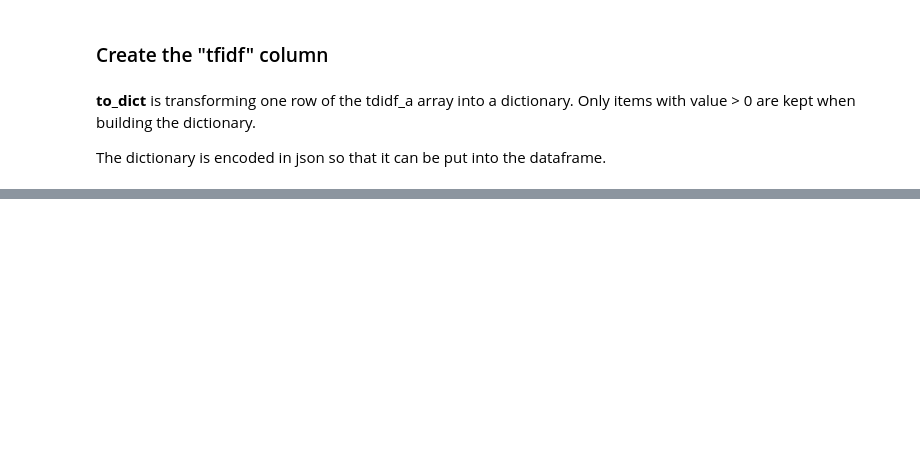
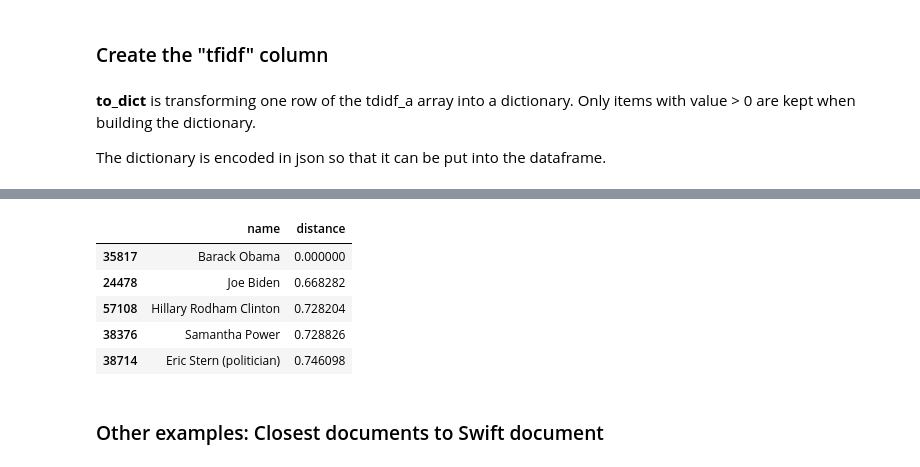
Before and after one commit to ddumet/coursera_machine_learning_foundations, a Jupyter notebook: document_retrieval.ipynb, the cells around one changed output, grey strips where cells are left out. Cells and saved outputs as stored; diff of their text form; code cells hidden in the pictures; blank space fills up the shorter version.

```diff
--- a/document_retrieval.ipynb
+++ b/document_retrieval.ipynb
@@ -165,0 +282,2 @@ OrderedDict([('obama', 0.3983862007203234),
+# %%
+neighb = NearestNeighbors(algorithm="brute", metric="cosine")
@@ -165,0 +291,15 @@ OrderedDict([('obama', 0.3983862007203234),
+# %%
+Nearest_obama_neighbours = neighb.kneighbors(tfidf_3[obama_index])
+# %%
+Nearest_obama_neighbours_df = pd.DataFrame(people.loc[Nearest_obama_neighbours[1][0],"name"])
+Nearest_obama_neighbours_df.insert(1,"distance",Nearest_obama_neighbours[0][0].reshape(-1,1))
+Nearest_obama_neighbours_df
+# %% [output]
+|  | name | distance |
+| 35817 | Barack Obama | 0.000000 |
+| 24478 | Joe Biden | 0.668282 |
+| 57108 | Hillary Rodham Clinton | 0.728204 |
+| 38376 | Samantha Power | 0.728826 |
+| 38714 | Eric Stern (politician) | 0.746098 |
+# %% [markdown]
+### Other examples: Closest documents to Swift document
```
Also changed, not shown: parts of 56 cells of this notebook.
